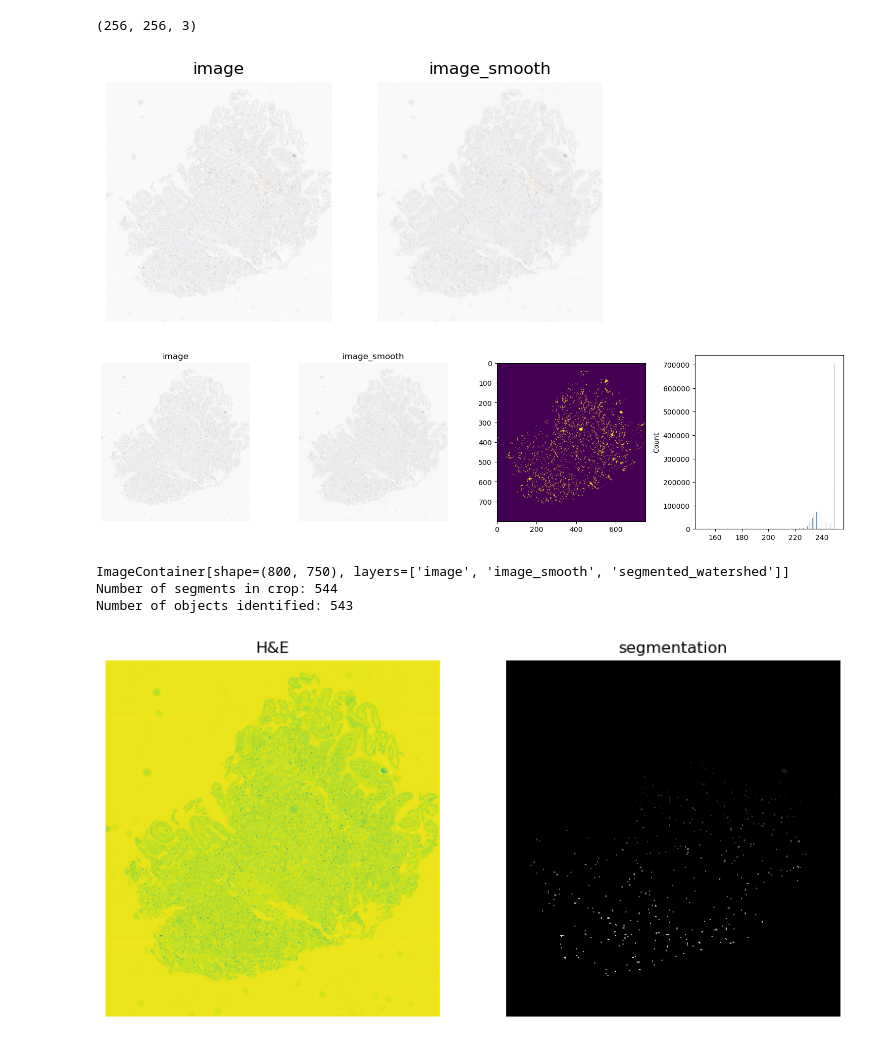
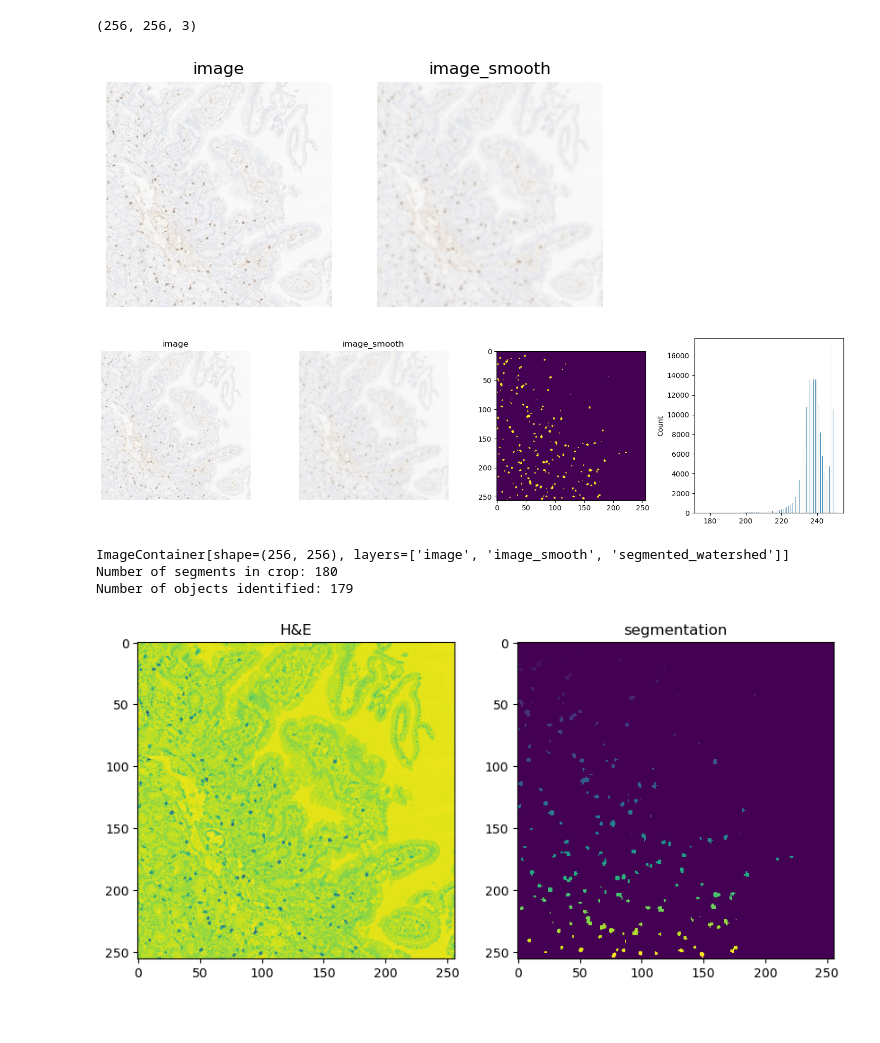
Before and after one commit to a-o-can/he_pathalogy, a Jupyter notebook: eda.ipynb, the cells around one changed output. Drawn from its saved outputs; the diff is of its cells as text; code cells hidden in the pictures; blank space fills up the shorter version.

Commit message:
CHANGED: example to tile

```diff
--- a/eda.ipynb
+++ b/eda.ipynb
@@ -210,20 +210,20 @@ print(test_tile.shape)
 # %% [output]
 (256, 256, 3)
 # %%
-test_tile_cont = tmp[None,:,:,:]
+test_tile_cont = test_tile[None,:,:,:]
 sq_imgCont = sq.im.ImageContainer(test_tile_cont, layer="image", mask=None, dims="channels_last")
 # smooth image
 sq.im.process(sq_imgCont, layer="image", method="smooth", sigma=1)
 
 # plot the result
 fig, axes = plt.subplots(1, 2)
 for layer, ax in zip(["image", "image_smooth"], axes):
     sq_imgCont.show(layer, ax=ax)
     ax.set_title(layer)
 # %% [output]
-[figure, old version]
+[figure, new version]
 # %%
-def show_histogram(sq_imgCont, threshold_value=230, bins=50):
+def show_histogram(sq_imgCont, threshold_value=220, bins=50):
     fig, axes = plt.subplots(1, 4, figsize=(15, 4))
     sq_imgCont.show("image", cmap="gray", ax=axes[0])
     sq_imgCont.show("image_smooth", cmap="gray", ax=axes[1])
@@ -231,18 +231,21 @@ def show_histogram(sq_imgCont, threshold_value=230, bins=50):
     _ = sns.histplot(np.array(sq_imgCont["image_smooth"]).flatten(), bins=bins, ax=axes[3])
     plt.tight_layout()
 
-show_histogram(sq_imgCont, threshold_value=230, bins=500)
+threshold_val = 225
+show_histogram(sq_imgCont, threshold_value=threshold_val, bins=500)
 # %% [output]
-[figure, old version]
+[figure, new version]
 # %%
-sq.im.segment(img=sq_imgCont, layer="image_smooth", method="watershed", thresh=220, geq=False)
+sq.im.segment(img=sq_imgCont, layer="image_smooth", method="watershed", thresh=threshold_val, geq=False)
 print(sq_imgCont)
 print(f"Number of segments in crop: {len(np.unique(sq_imgCont['segmented_watershed']))}")
 fig, axes = plt.subplots(1, 2, figsize=(10, 5))
 sq_imgCont.show("image", channel=0, ax=axes[0])
 _ = axes[0].set_title("H&E")
-sq_imgCont.show("segmented_watershed", cmap="gray", interpolation="none", ax=axes[1])
+axes[0].axis("on")   # show axis again
+sq_imgCont.show("segmented_watershed", interpolation="none", ax=axes[1])
 _ = axes[1].set_title("segmentation")
+axes[1].axis("on")   # show axis again
 # segmentation mask inside the Squidpy ImageContainer
 seg_mask = sq_imgCont["segmented_watershed"].values
 # unique labels (0 = background)
@@ -250,7 +253,7 @@ labels = np.unique(seg_mask)
 n_objects = len(labels) - (1 if 0 in labels else 0)
 print(f"Number of objects identified: {n_objects}")
 # %% [output]
-ImageContainer[shape=(800, 750), layers=['image', 'image_smooth', 'segmented_watershed']]
-Number of segments in crop: 544
-Number of objects identified: 543
+ImageContainer[shape=(256, 256), layers=['image', 'image_smooth', 'segmented_watershed']]
+Number of segments in crop: 180
+Number of objects identified: 179
-[figure, old version]
+[figure, new version]
```
